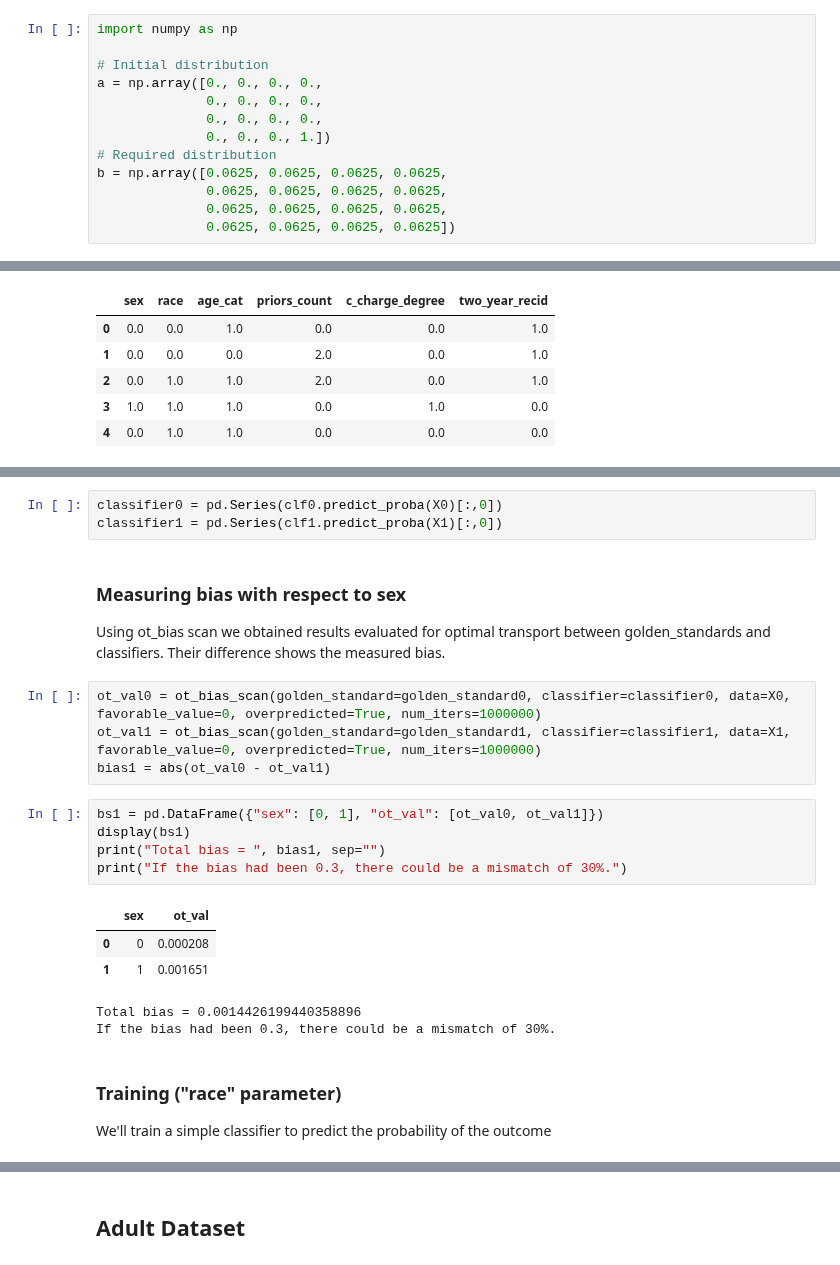
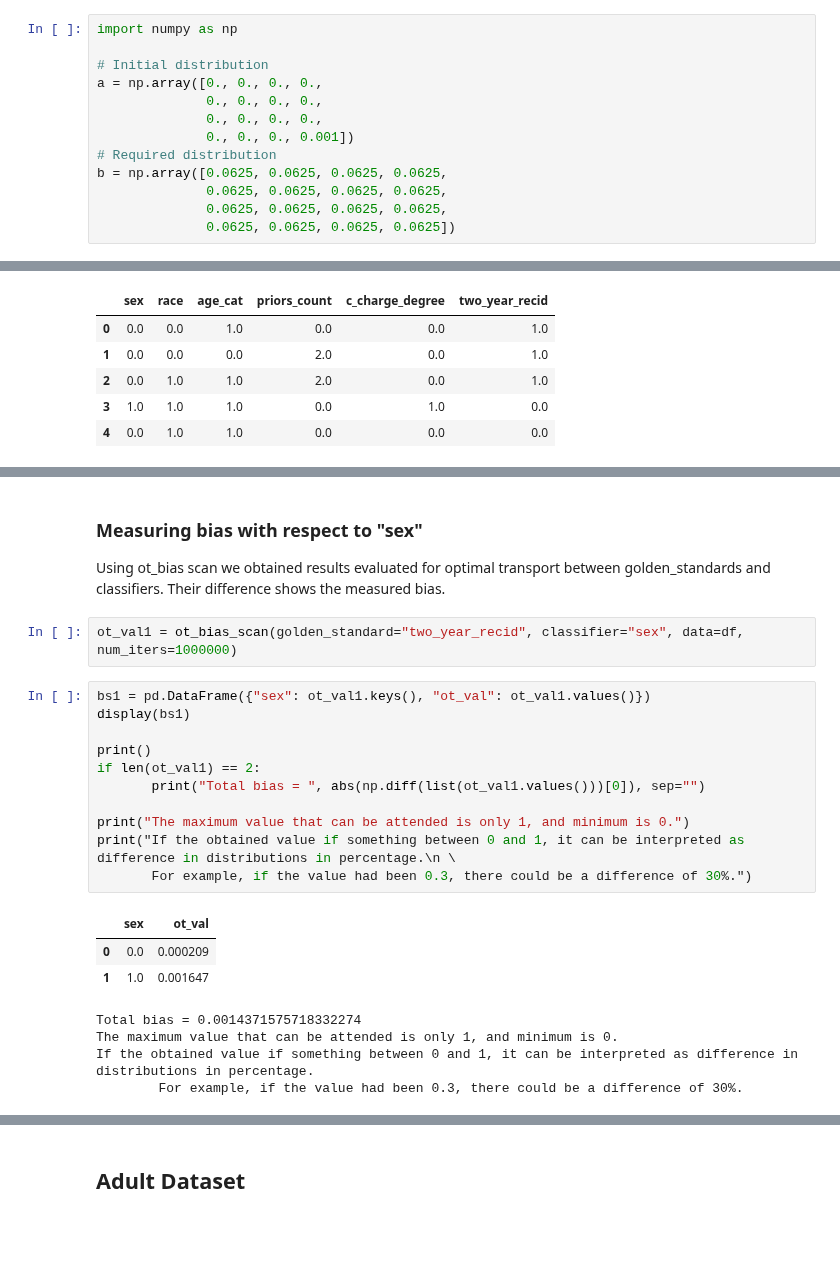
Before and after one commit to Trusted-AI/AIF360, a Jupyter notebook: examples/demo_ot_detector.ipynb, the cells around one changed output, grey strips where cells are left out. Saved outputs shown, nothing was run; the diff lists cells and outputs as text; blank space fills up the shorter version.

```diff
--- a/examples/demo_ot_detector.ipynb
+++ b/examples/demo_ot_detector.ipynb
@@ -193,7 +197,7 @@ import numpy as np
 a = np.array([0., 0., 0., 0.,
               0., 0., 0., 0.,
               0., 0., 0., 0.,
-              0., 0., 0., 1.])
+              0., 0., 0., 0.001])
 # Required distribution
 b = np.array([0.0625, 0.0625, 0.0625, 0.0625,
               0.0625, 0.0625, 0.0625, 0.0625,
@@ -369,24 +345,24 @@ c_charge_degree
-# %%
-classifier0 = pd.Series(clf0.predict_proba(X0)[:,0])
-classifier1 = pd.Series(clf1.predict_proba(X1)[:,0])
 # %% [markdown]
-### Measuring bias with respect to sex
+### Measuring bias with respect to "sex"
 Using ot_bias scan we obtained results evaluated for optimal transport between golden_standards and classifiers. Their difference shows the measured bias.
-# %%
-ot_val0 = ot_bias_scan(golden_standard=golden_standard0, classifier=classifier0, data=X0, favorable_value=0, overpredicted=True, num_iters=1000000)
-ot_val1 = ot_bias_scan(golden_standard=golden_standard1, classifier=classifier1, data=X1, favorable_value=0, overpredicted=True, num_iters=1000000)
-bias1 = abs(ot_val0 - ot_val1)
+# %%
+ot_val1 = ot_bias_scan(golden_standard="two_year_recid", classifier="sex", data=df, num_iters=1000000)
 # %%
-bs1 = pd.DataFrame({"sex": [0, 1], "ot_val": [ot_val0, ot_val1]})
+bs1 = pd.DataFrame({"sex": ot_val1.keys(), "ot_val": ot_val1.values()})
 display(bs1)
-print("Total bias = ", bias1, sep="")
-print("If the bias had been 0.3, there could be a mismatch of 30%.")
+
+print()
+if len(ot_val1) == 2:
+       print("Total bias = ", abs(np.diff(list(ot_val1.values()))[0]), sep="")
+
+print("The maximum value that can be attended is only 1, and minimum is 0.")
+print("If the obtained value if something between 0 and 1, it can be interpreted as difference in distributions in percentage.\n \
+       For example, if the value had been 0.3, there could be a difference of 30%.")
 # %% [output]
 |  | sex | ot_val |
-| 0 | 0 | 0.000208 |
-| 1 | 1 | 0.001651 |
+| 0 | 0.0 | 0.000209 |
+| 1 | 1.0 | 0.001647 |
-Total bias = 0.0014426199440358896
-If the bias had been 0.3, there could be a mismatch of 30%.
+Total bias = 0.0014371575718332274
+The maximum value that can be attended is only 1, and minimum is 0.
+If the obtained value if something between 0 and 1, it can be interpreted as difference in distributions in percentage.
+        For example, if the value had been 0.3, there could be a difference of 30%.
-# %% [markdown]
-### Training ("race" parameter)
-We'll train a simple classifier to predict the probability of the outcome
```
Also changed, not shown: parts of 23 cells of this notebook, 2 other files.
